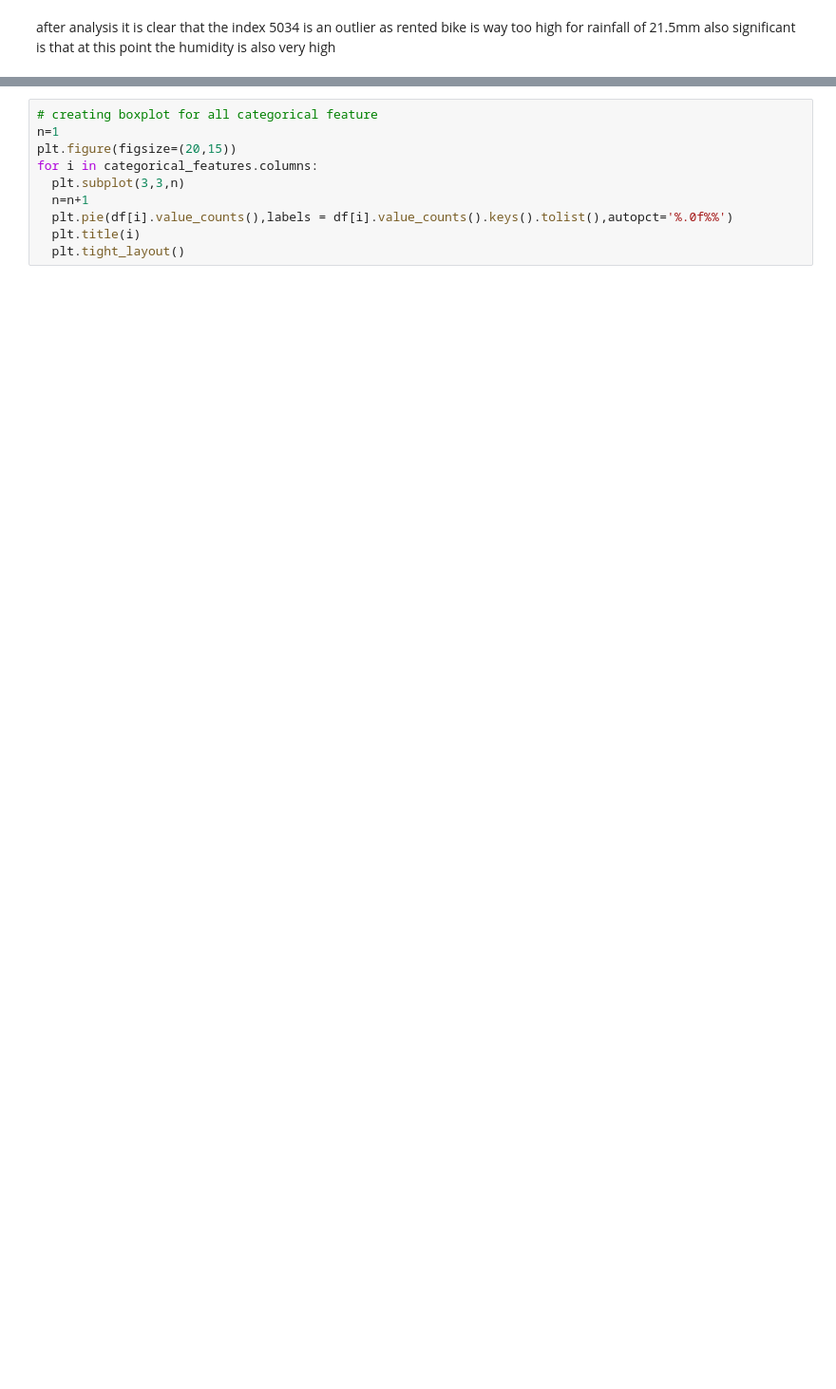
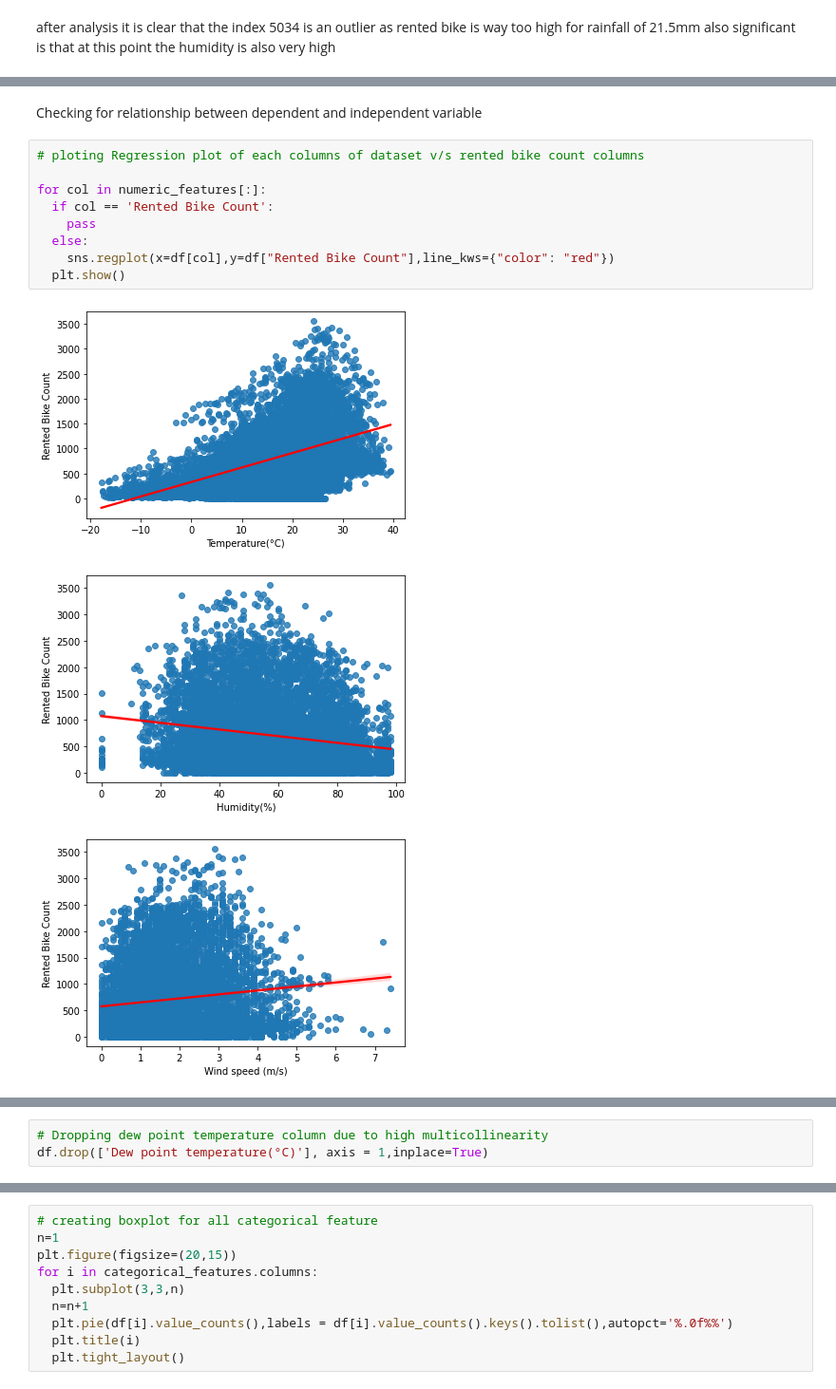
Before and after one commit to Nakulpradeep94/Bike_Sharing_demand_prediction, a Jupyter notebook: Bike_Sharing_Demand_Prediction_Capstone_Project.ipynb, the cells around one changed output, grey strips where cells are left out. Shown at 95% size. Cells and saved outputs as stored; diff of their text form; blank space fills up the shorter version.

```diff
--- a/Bike_Sharing_Demand_Prediction_Capstone_Project.ipynb
+++ b/Bike_Sharing_Demand_Prediction_Capstone_Project.ipynb
@@ -676,0 +731,15 @@ df
+# %% [markdown]
+Checking for relationship between dependent and independent variable
+# %%
+# ploting Regression plot of each columns of dataset v/s rented bike count columns
+
+for col in numeric_features[:]:
+  if col == 'Rented Bike Count':
+    pass
+  else:
+    sns.regplot(x=df[col],y=df["Rented Bike Count"],line_kws={"color": "red"})
+  plt.show()
+# %% [output]
+[figure, added]
+[figure, added]
+[figure, added]
@@ -676,0 +751,3 @@ df
+# %%
+# Dropping dew point temperature column due to high multicollinearity
+df.drop(['Dew point temperature(°C)'], axis = 1,inplace=True)
```
Also changed, not shown: parts of 33 cells of this notebook.
